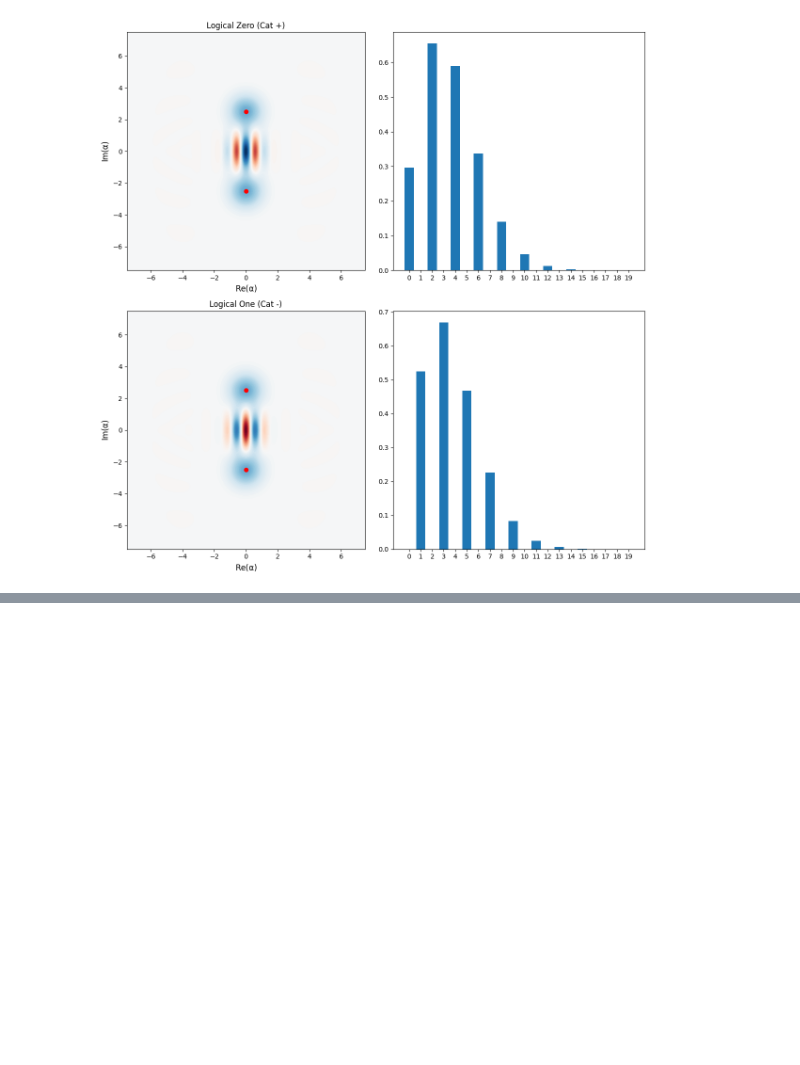
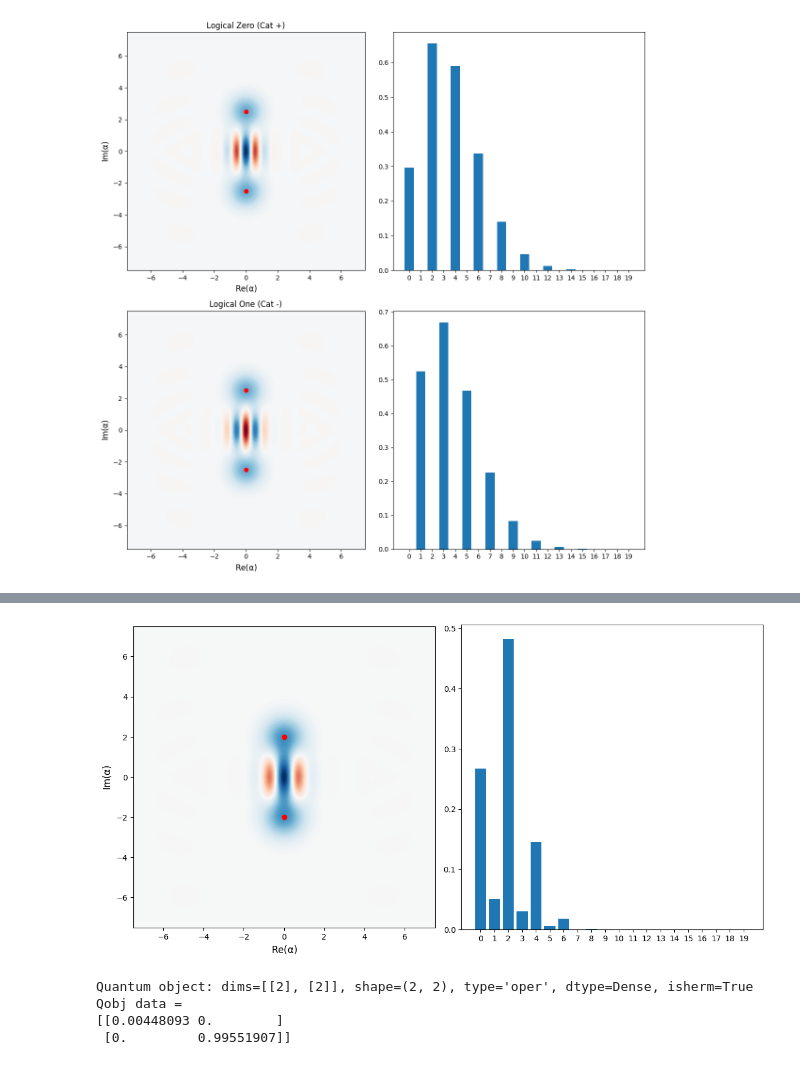
Before and after one commit to riccardodibella/quantum-workspace, a Jupyter notebook: qutip/cv_channel_pipeline.ipynb, the cells around one changed output, grey strips where cells are left out. Saved outputs shown, nothing was run; the diff lists cells and outputs as text; code cells hidden in the pictures; blank space fills up the shorter version.

```diff
--- a/qutip/cv_channel_pipeline.ipynb
+++ b/qutip/cv_channel_pipeline.ipynb
@@ -227,0 +344,36 @@ plt.show()
+# %%
+N = 20
+vertical_displacement = 2
+
+H_I = qt.tensor(qutip.gates.snot(), qt.qeye(2))
+CNOT = qt.gates.cnot()
+tx_side_qubits = qt.tensor(qt.basis(2, 0), qt.basis(2, 0))
+tx_side_qubits = H_I * tx_side_qubits
+tx_side_qubits = CNOT * tx_side_qubits
+
+tx_side_vacuum = qt.basis(N, 0)
+
+tx_side_states = qt.tensor(tx_side_qubits, tx_side_vacuum) # Encoded Cat state is in position 2
+
+tx_side_states = apply_cat_state_encoding(tx_side_states, 1, 2, vertical_displacement)
+
+full_channel_states = qt.tensor(tx_side_states, qt.basis(N, 0)) # Adds vacuum used for beamsplitter in position 3
+
+full_channel_states = beamsplitter_general(full_channel_states, 2, 3, 0.05)
+
+
+collapsed = measure_qubit(full_channel_states, 0, 0)
+rho_cv = collapsed.ptrace(2)
+
+fig, axes = plt.subplots(1, 2, figsize=(12, 6),  subplot_kw={'aspect': 'equal'})
+qt.plot_wigner(rho_cv, ax=axes[0])
+axes[0].plot([0, 0], [vertical_displacement, -vertical_displacement], 'ro')
+
+axes[1].bar(np.arange(N), photon_count_distribution(rho_cv))
+axes[1].set_xticks(np.arange(N))
+axes[1].set_aspect('auto')
+
+plt.tight_layout()
+plt.show()
+# %% [output]
+[figure, added]
@@ -227,0 +427,27 @@ plt.show()
+# %%
+N = 20
+vertical_displacement = 3
+loss_prob = 0.001
+
+H_I = qt.tensor(qutip.gates.snot(), qt.qeye(2))
+CNOT = qt.gates.cnot()
+tx_side_qubits = qt.tensor(qt.basis(2, 0), qt.basis(2, 0))
+tx_side_qubits = H_I * tx_side_qubits
+tx_side_qubits = CNOT * tx_side_qubits
+tx_side_vacuum = qt.basis(N, 0)
+tx_side_states = qt.tensor(tx_side_qubits, tx_side_vacuum) # Encoded Cat state is in position 2
+tx_side_states = apply_cat_state_encoding(tx_side_states, 1, 2, vertical_displacement)
+full_channel_states = qt.tensor(tx_side_states, qt.basis(N, 0)) # Adds vacuum used for beamsplitter in position 3
+full_channel_states = beamsplitter_general(full_channel_states, 2, 3, loss_prob)
+
+complete_system = qt.tensor(full_channel_states, qt.basis(2, 0))
+complete_system = apply_cat_state_decoding(complete_system, 4, 2, vertical_displacement, N)
+
+collapsed = measure_qubit(complete_system, 0, 1)
+remote_qubit = collapsed.ptrace(4)
+print(remote_qubit)
+# %% [output]
+Quantum object: dims=[[2], [2]], shape=(2, 2), type='oper', dtype=Dense, isherm=True
+Qobj data =
+[[0.00448093 0.        ]
+ [0.         0.99551907]]
```
Also changed, not shown: parts of 6 cells of this notebook.
